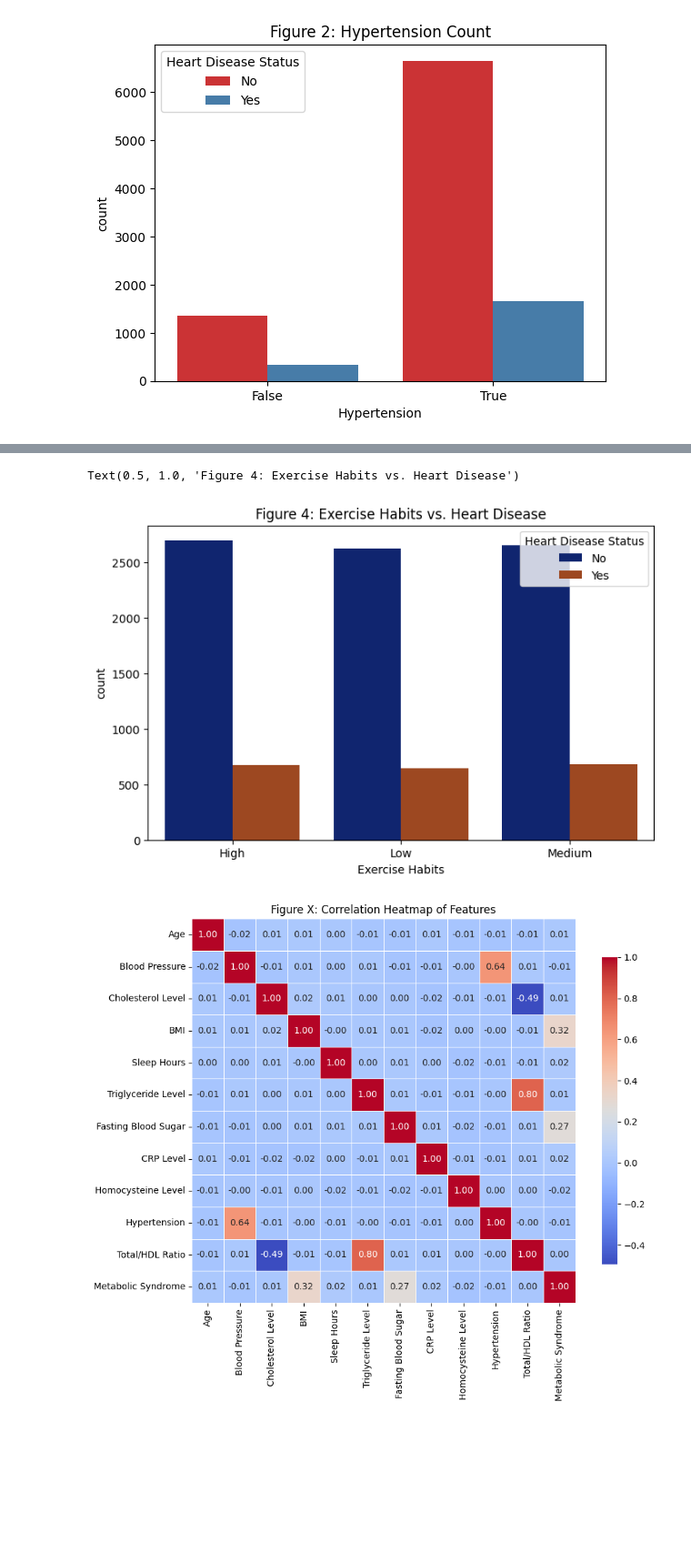
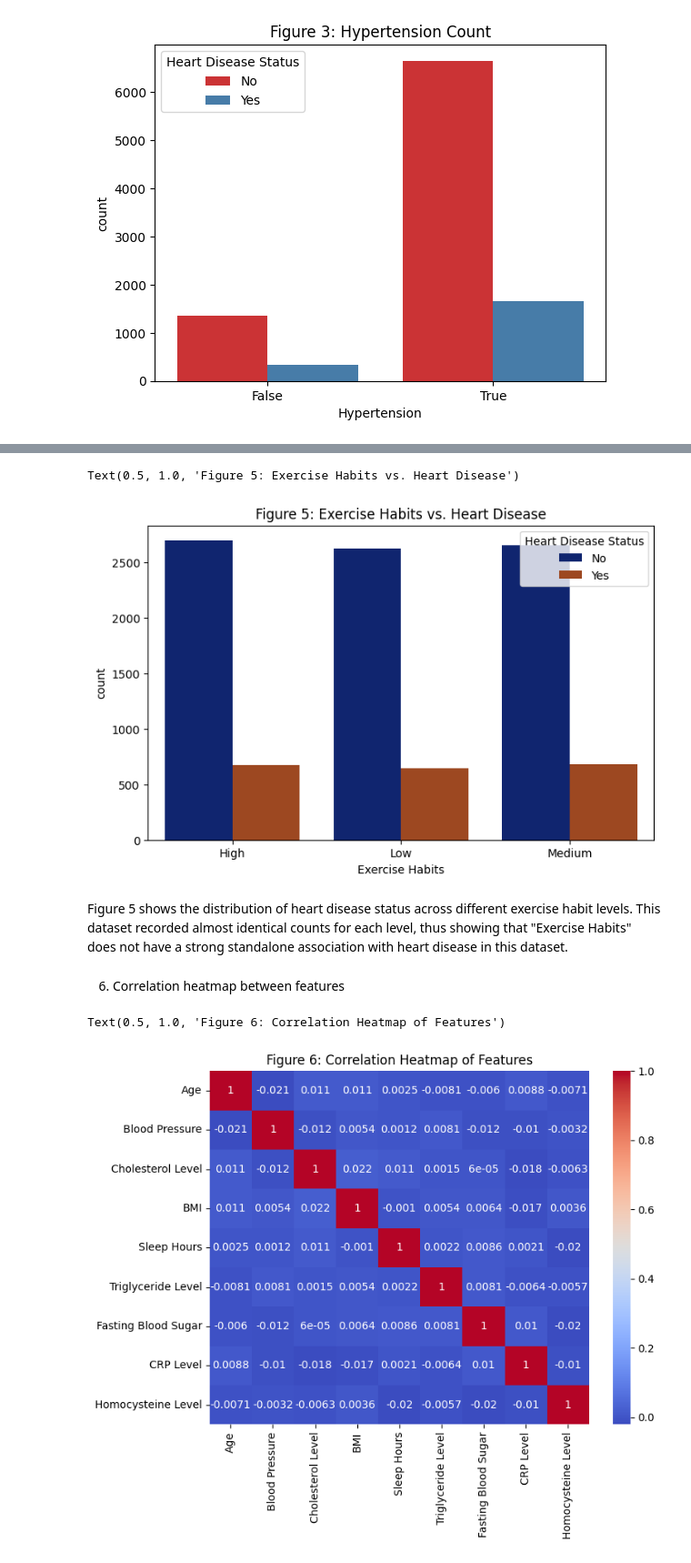
Before and after one commit to Markus8888888/heart-disease-prediction, a Jupyter notebook: notebooks/1_exploratory_data_analysis.ipynb, the cells around one changed output, grey strips where cells are left out. Shown at 91% size. Drawn from its saved outputs; the diff is of its cells as text; code cells hidden in the pictures; blank space fills up the shorter version.

```diff
--- a/notebooks/1_exploratory_data_analysis.ipynb
+++ b/notebooks/1_exploratory_data_analysis.ipynb
@@ -130,11 +144,12 @@ Figure 1 shows that the age distributions for people with and without heart dise
 # %%
 bp_cutoff = 130  # 130+ mmHg is the threshold for hypertension according to American Heart Association
-df["Hypertension"] = df["Blood Pressure"] >= bp_cutoff
-sns.countplot(x = "Hypertension" , hue = "Heart Disease Status", data = df, palette = "Set1")
-plt.title("Figure 2: Hypertension Count")
+df_copy = df.copy()
+df_copy["Hypertension"] = df_copy["Blood Pressure"] >= bp_cutoff
+sns.countplot(x = "Hypertension" , hue = "Heart Disease Status", data = df_copy, palette = "Set1")
+plt.title("Figure 3: Hypertension Count")
 
 # Display counts
-htn_counts = pd.crosstab(df["Hypertension"], df["Heart Disease Status"])
+htn_counts = pd.crosstab(df_copy["Hypertension"], df_copy["Heart Disease Status"])
 print(htn_counts)
 # %% [output]
 Heart Disease Status    No   Yes
@@ -158,33 +175,22 @@ Text(0.5, 1.0, 'Figure 3: Smoking vs. Heart Disease')
 # %%
 plt.figure(figsize = (8, 5))
 sns.countplot(x = "Exercise Habits", hue = "Heart Disease Status", data = df, palette = "dark")
-plt.title("Figure 4: Exercise Habits vs. Heart Disease")
+plt.title("Figure 5: Exercise Habits vs. Heart Disease")
 # %% [output]
-Text(0.5, 1.0, 'Figure 4: Exercise Habits vs. Heart Disease')
+Text(0.5, 1.0, 'Figure 5: Exercise Habits vs. Heart Disease')
 [figure]
+# %% [markdown]
+Figure 5 shows the distribution of heart disease status across different exercise habit levels. This dataset recorded almost identical counts for each level, thus showing that "Exercise Habits" does not have a strong standalone association with heart disease in this dataset.
+# %% [markdown]
+6. Correlation heatmap between features
 # %%
-import matplotlib.pyplot as plt
-import seaborn as sns
+plt.figure(figsize = (8, 6))
 
-plt.figure(figsize=(10, 8))
-
-# Compute correlation matrix (only numeric columns)
-corr = df.corr(numeric_only=True)
-
-# Create heatmap
-sns.heatmap(
-    corr,
-    annot=True,         # show correlation values
-    fmt=".2f",          # format numbers to 2 decimals
-    cmap='coolwarm',    # color palette (blue-red)
-    square=True,        # square cells
-    linewidths=0.5,     # grid lines
-    cbar_kws={"shrink": 0.8}  # shrink color bar
-)
-
-plt.title("Figure X: Correlation Heatmap of Features")
-plt.tight_layout()
-plt.show()
+# Correlation matrix and heatmap (only numeric columns)
+corr = df.corr(numeric_only = True)
+sns.heatmap(corr, annot = True, cmap = "coolwarm",)
+plt.title("Figure 6: Correlation Heatmap of Features")
 # %% [output]
+Text(0.5, 1.0, 'Figure 6: Correlation Heatmap of Features')
-[figure, old version]
+[figure, new version]
 # %% [markdown]
```
Also changed, not shown: parts of 15 cells of this notebook.
